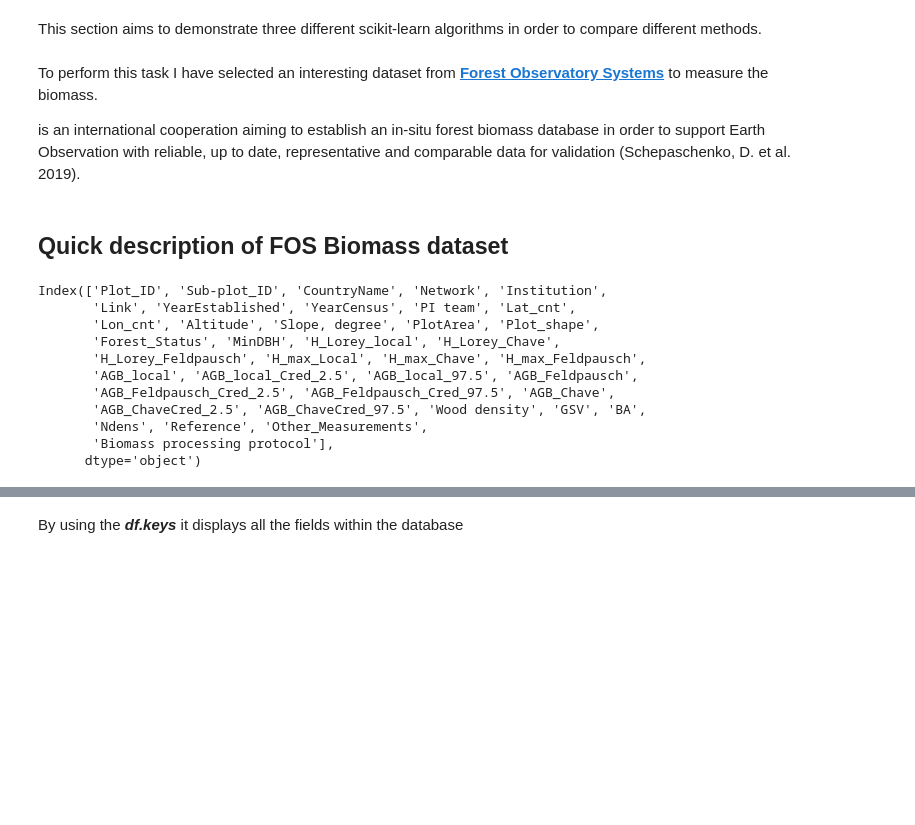
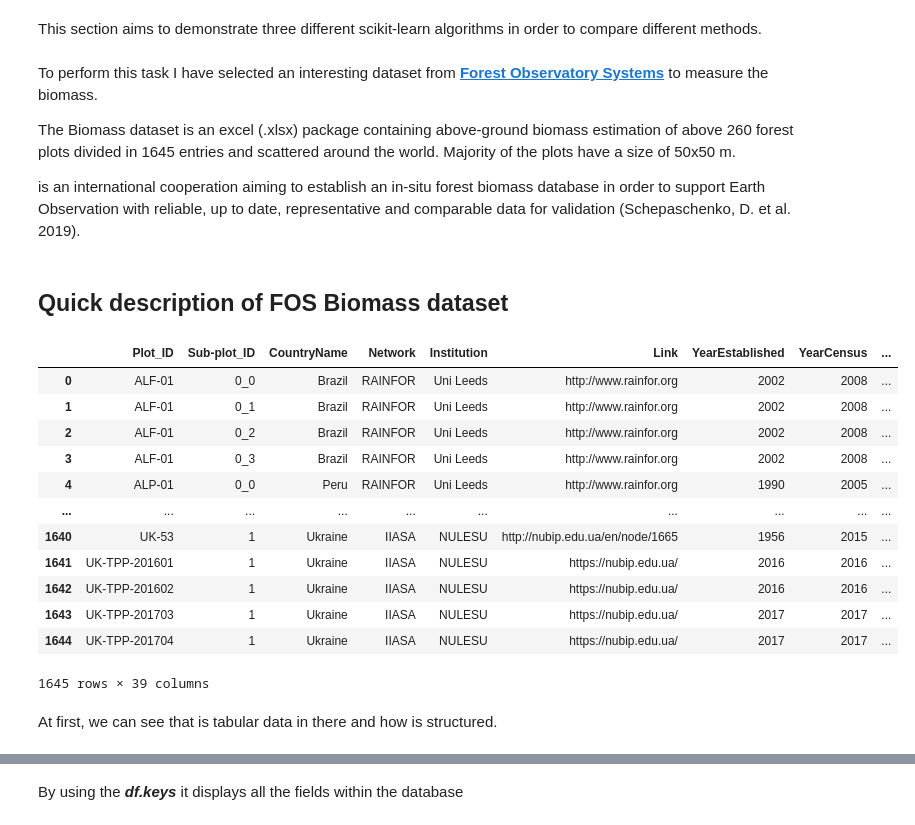
Before and after one commit to Manuferu/Machine_Learning_and_Stats, a Jupyter notebook: scikit-learn.ipynb, the cells around one changed output, grey strips where cells are left out. Saved outputs shown, nothing was run; the diff lists cells and outputs as text; code cells hidden in the pictures; blank space fills up the shorter version.

```diff
--- a/scikit-learn.ipynb
+++ b/scikit-learn.ipynb
@@ -139,26 +139,32 @@ This section aims to demonstrate three different scikit-learn algorithms in orde
 # %% [markdown]
 To perform this task I have selected an interesting dataset from [**Forest Observatory Systems**](https://forest-observation-system.net) to measure the biomass.
 
+The Biomass dataset is an excel (.xlsx) package containing above-ground biomass estimation of above 260 forest plots divided in 1645 entries and scattered around the world. Majority of the plots have a size of 50x50 m.
+
 is an international cooperation aiming to establish an in-situ forest biomass database in order to support Earth Observation with reliable, up to date, representative and comparable data for validation (Schepaschenko, D. et al. 2019).
 # %% [markdown]
 ## Quick description of FOS Biomass dataset
 # %%
 #import pandas and geopandas library
 import pandas as pd
 #import geopandas as gp
 ## We don't need to download the dataset, by putting the direct url, Pandas will read the file directly
 path = (r'https://forest-observation-system.net/Data/FOS_Plots_v2019.04.10.xlsx')
 df = pd.read_excel (path)
-df.keys()
+df
 # %% [output]
+|  | Plot_ID | Sub-plot_ID | CountryName | Network | Institution | Link | YearEstablished | YearCensus | ... |
+| 0 | ALF-01 | 0_0 | Brazil | RAINFOR | Uni Leeds | http://www.rainfor.org | 2002 | 2008 | ... |
+| 1 | ALF-01 | 0_1 | Brazil | RAINFOR | Uni Leeds | http://www.rainfor.org | 2002 | 2008 | ... |
+| 2 | ALF-01 | 0_2 | Brazil | RAINFOR | Uni Leeds | http://www.rainfor.org | 2002 | 2008 | ... |
+| 3 | ALF-01 | 0_3 | Brazil | RAINFOR | Uni Leeds | http://www.rainfor.org | 2002 | 2008 | ... |
+| 4 | ALP-01 | 0_0 | Peru | RAINFOR | Uni Leeds | http://www.rainfor.org | 1990 | 2005 | ... |
+| ... | ... | ... | ... | ... | ... | ... | ... | ... | ... |
+| 1640 | UK-53 | 1 | Ukraine | IIASA | NULESU | http://nubip.edu.ua/en/node/1665 | 1956 | 2015 | ... |
+| 1641 | UK-TPP-201601 | 1 | Ukraine | IIASA | NULESU | https://nubip.edu.ua/ | 2016 | 2016 | ... |
+| 1642 | UK-TPP-201602 | 1 | Ukraine | IIASA | NULESU | https://nubip.edu.ua/ | 2016 | 2016 | ... |
+| 1643 | UK-TPP-201703 | 1 | Ukraine | IIASA | NULESU | https://nubip.edu.ua/ | 2017 | 2017 | ... |
+| 1644 | UK-TPP-201704 | 1 | Ukraine | IIASA | NULESU | https://nubip.edu.ua/ | 2017 | 2017 | ... |
-Index(['Plot_ID', 'Sub-plot_ID', 'CountryName', 'Network', 'Institution',
-       'Link', 'YearEstablished', 'YearCensus', 'PI team', 'Lat_cnt',
-       'Lon_cnt', 'Altitude', 'Slope, degree', 'PlotArea', 'Plot_shape',
-       'Forest_Status', 'MinDBH', 'H_Lorey_local', 'H_Lorey_Chave',
-       'H_Lorey_Feldpausch', 'H_max_Local', 'H_max_Chave', 'H_max_Feldpausch',
-       'AGB_local', 'AGB_local_Cred_2.5', 'AGB_local_97.5', 'AGB_Feldpausch',
-       'AGB_Feldpausch_Cred_2.5', 'AGB_Feldpausch_Cred_97.5', 'AGB_Chave',
-       'AGB_ChaveCred_2.5', 'AGB_ChaveCred_97.5', 'Wood density', 'GSV', 'BA',
-       'Ndens', 'Reference', 'Other_Measurements',
-       'Biomass processing protocol'],
-      dtype='object')
+1645 rows × 39 columns
+# %% [markdown]
+At first, we can see that is tabular data in there and how is structured.
```
Also changed, not shown: parts of 41 cells of this notebook.
